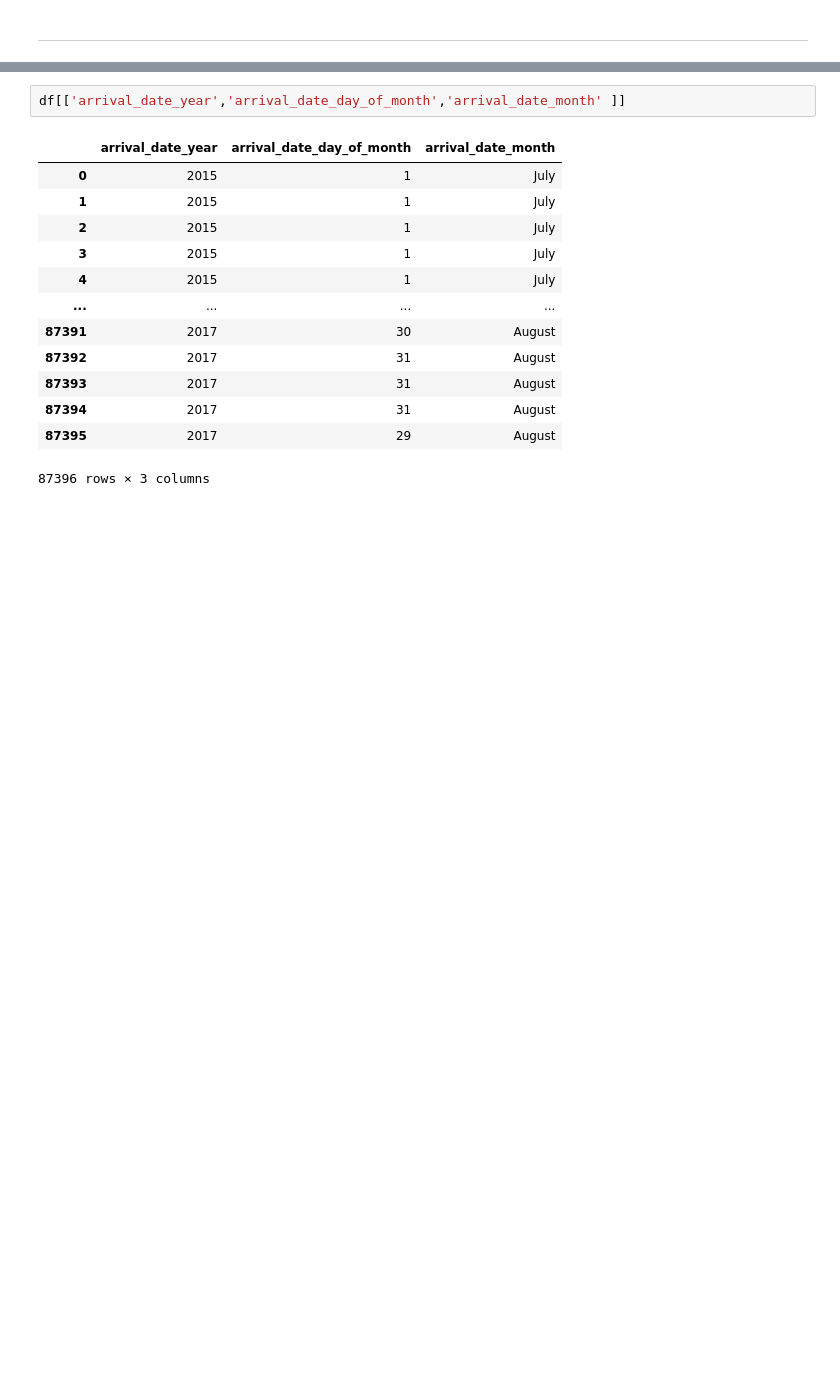
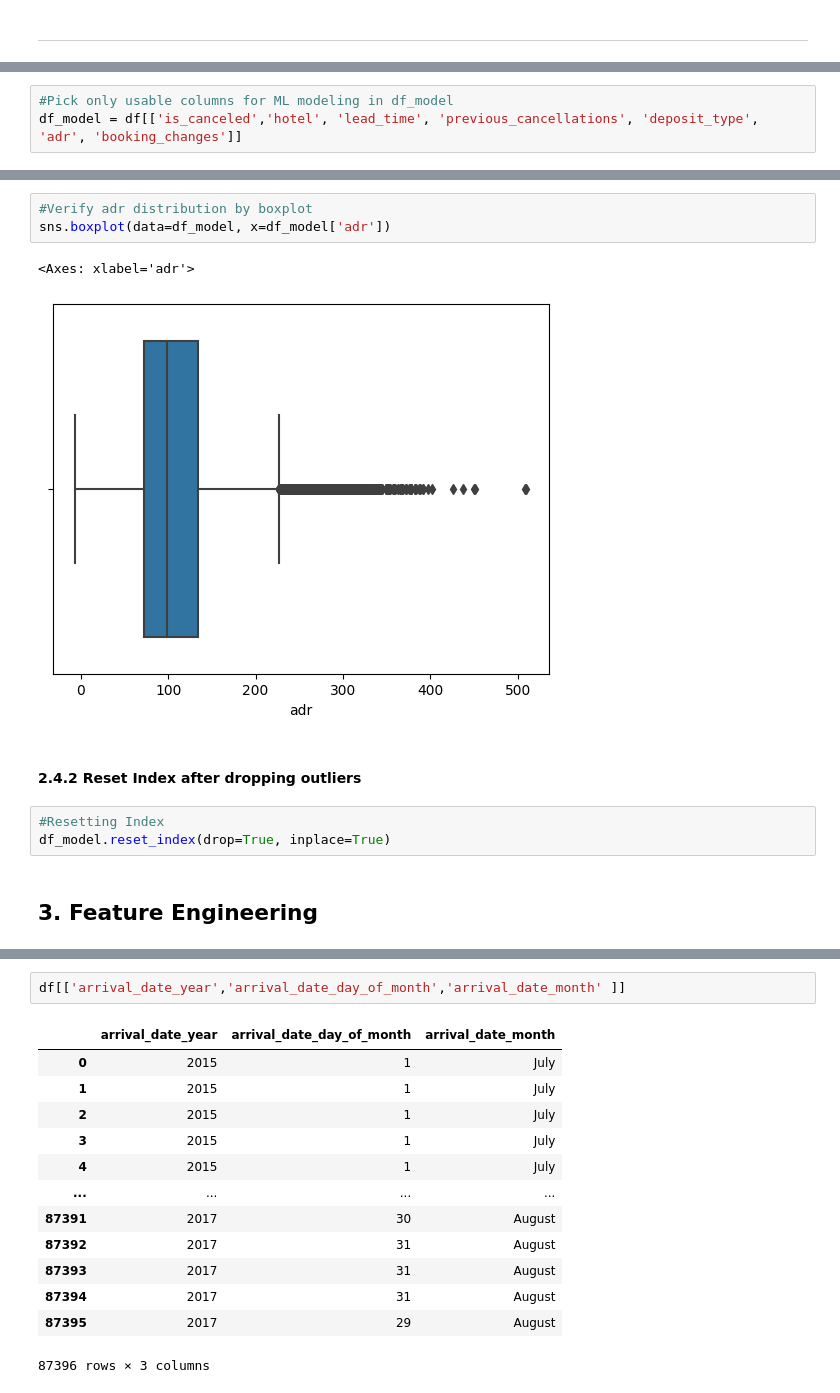
Before and after one commit to d-widyantama/Machine_Learning-Modul-3-Purwadhika, a Jupyter notebook: 3-KNN Modelling-Practice/Module3-Day3-KNN_Modelling_HotelBookings.ipynb, the cells around one changed output, grey strips where cells are left out. Saved outputs shown, nothing was run; the diff lists cells and outputs as text; blank space fills up the shorter version.

```diff
--- a/3-KNN Modelling-Practice/Module3-Day3-KNN_Modelling_HotelBookings.ipynb
+++ b/3-KNN Modelling-Practice/Module3-Day3-KNN_Modelling_HotelBookings.ipynb
@@ -226,0 +149,3 @@ df
+# %%
+#Pick only usable columns for ML modeling in df_model
+df_model = df[['is_canceled','hotel', 'lead_time', 'previous_cancellations', 'deposit_type', 'adr', 'booking_changes']]
@@ -226,0 +206,13 @@ df
+# %%
+#Verify adr distribution by boxplot
+sns.boxplot(data=df_model, x=df_model['adr'])
+# %% [output]
+<Axes: xlabel='adr'>
+[figure, added]
+# %% [markdown]
+#### 2.4.2 Reset Index after dropping outliers
+# %%
+#Resetting Index
+df_model.reset_index(drop=True, inplace=True)
+# %% [markdown]
+## 3. Feature Engineering
```
Also changed, not shown: parts of 57 cells of this notebook, 2 other files.
